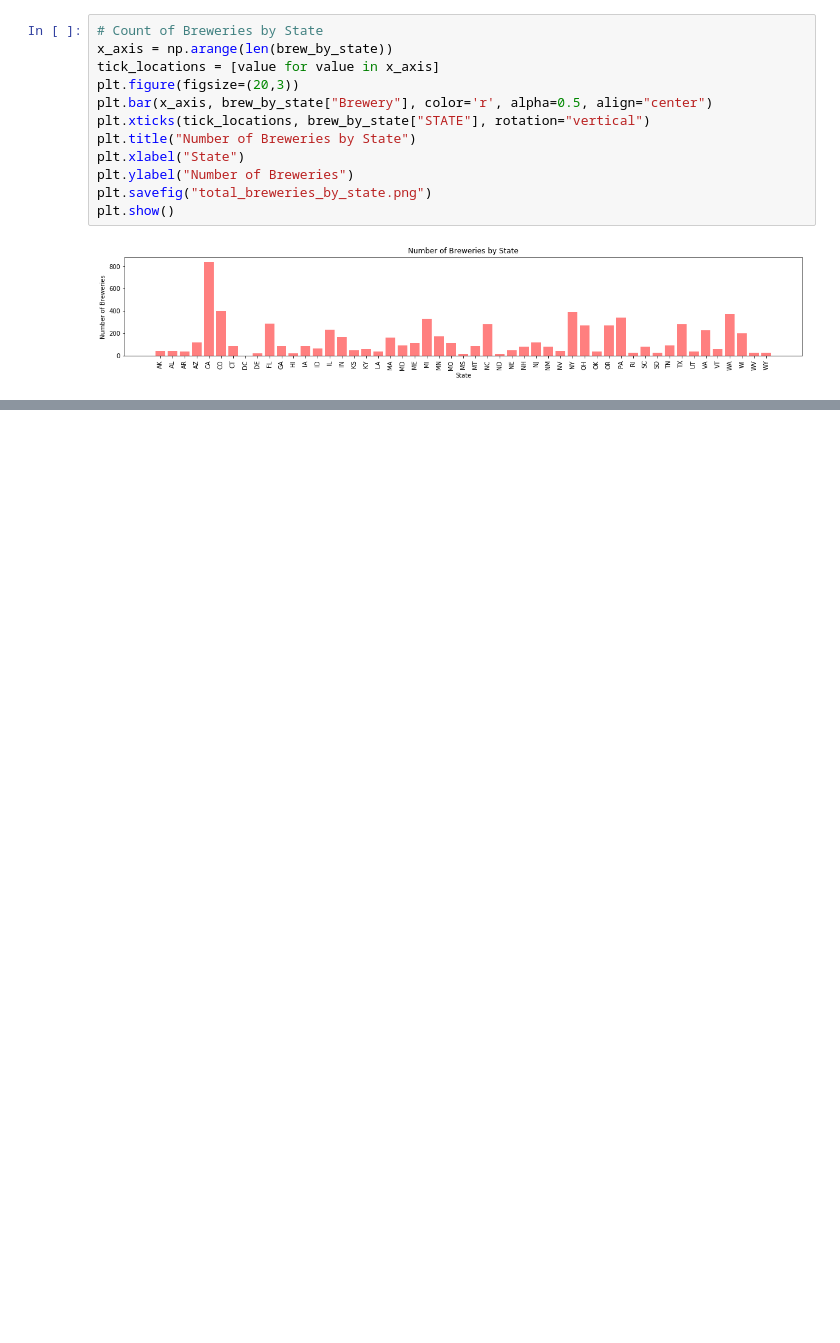
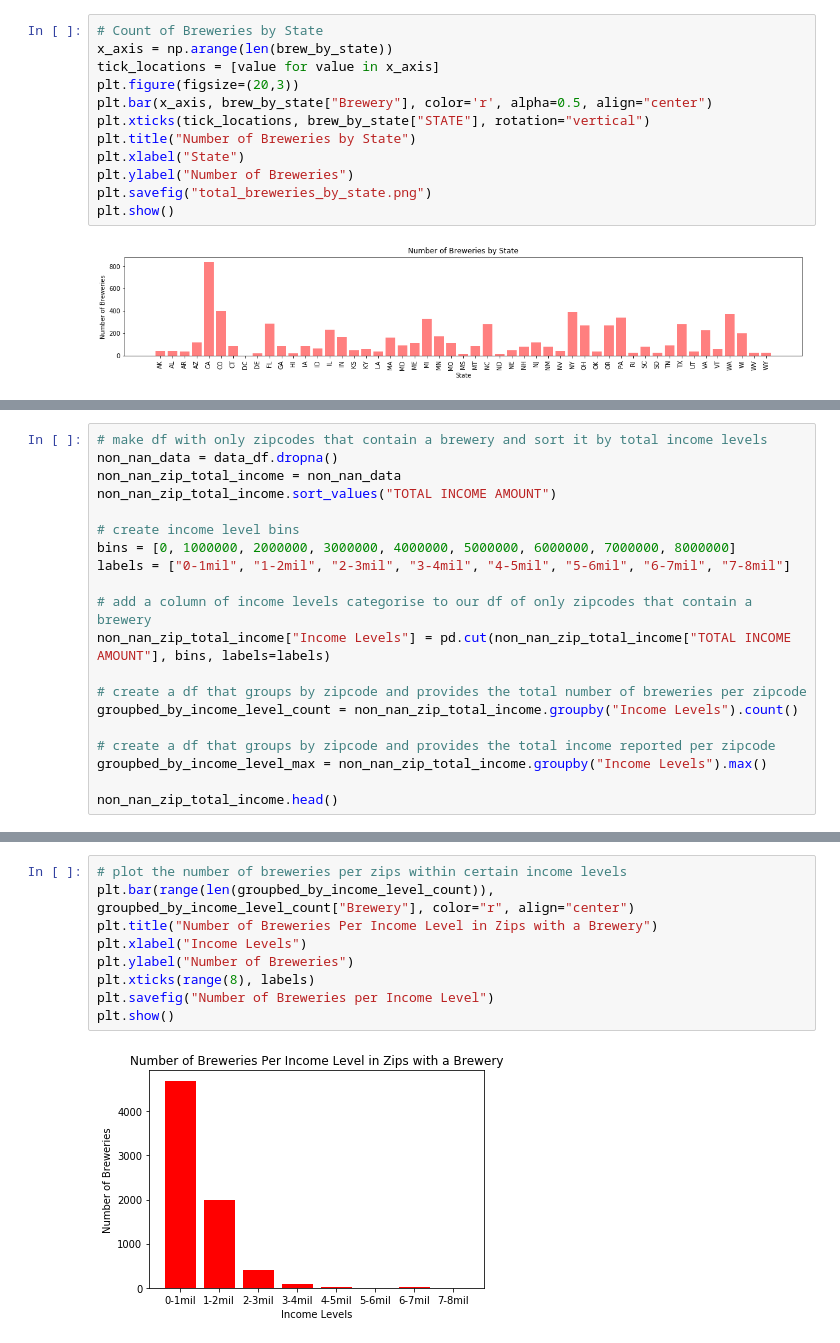
Before and after one commit to sjlapan/Economic_Predictors_of_Brewery_Success, a Jupyter notebook: data_analysis.ipynb, the cells around one changed output, grey strips where cells are left out. Cells and saved outputs as stored; diff of their text form; blank space fills up the shorter version.

```diff
--- a/data_analysis.ipynb
+++ b/data_analysis.ipynb
@@ -251,0 +114,20 @@ TypeError: <lambda>() missing 1 required positional argument: 'height'
+# %%
+# make df with only zipcodes that contain a brewery and sort it by total income levels
+non_nan_data = data_df.dropna()
+non_nan_zip_total_income = non_nan_data
+non_nan_zip_total_income.sort_values("TOTAL INCOME AMOUNT")
+
+# create income level bins
+bins = [0, 1000000, 2000000, 3000000, 4000000, 5000000, 6000000, 7000000, 8000000]
+labels = ["0-1mil", "1-2mil", "2-3mil", "3-4mil", "4-5mil", "5-6mil", "6-7mil", "7-8mil"]
+
+# add a column of income levels categorise to our df of only zipcodes that contain a brewery
+non_nan_zip_total_income["Income Levels"] = pd.cut(non_nan_zip_total_income["TOTAL INCOME AMOUNT"], bins, labels=labels)
+
+# create a df that groups by zipcode and provides the total number of breweries per zipcode
+groupbed_by_income_level_count = non_nan_zip_total_income.groupby("Income Levels").count()
+
+# create a df that groups by zipcode and provides the total income reported per zipcode
+groupbed_by_income_level_max = non_nan_zip_total_income.groupby("Income Levels").max()
+
+non_nan_zip_total_income.head()
@@ -251,0 +146,11 @@ TypeError: <lambda>() missing 1 required positional argument: 'height'
+# %%
+# plot the number of breweries per zips within certain income levels
+plt.bar(range(len(groupbed_by_income_level_count)), groupbed_by_income_level_count["Brewery"], color="r", align="center")
+plt.title("Number of Breweries Per Income Level in Zips with a Brewery")
+plt.xlabel("Income Levels")
+plt.ylabel("Number of Breweries")
+plt.xticks(range(8), labels)
+plt.savefig("Number of Breweries per Income Level")
+plt.show()
+# %% [output]
+[figure, added]
```
Also changed, not shown: parts of 27 cells of this notebook, 4 other files.
